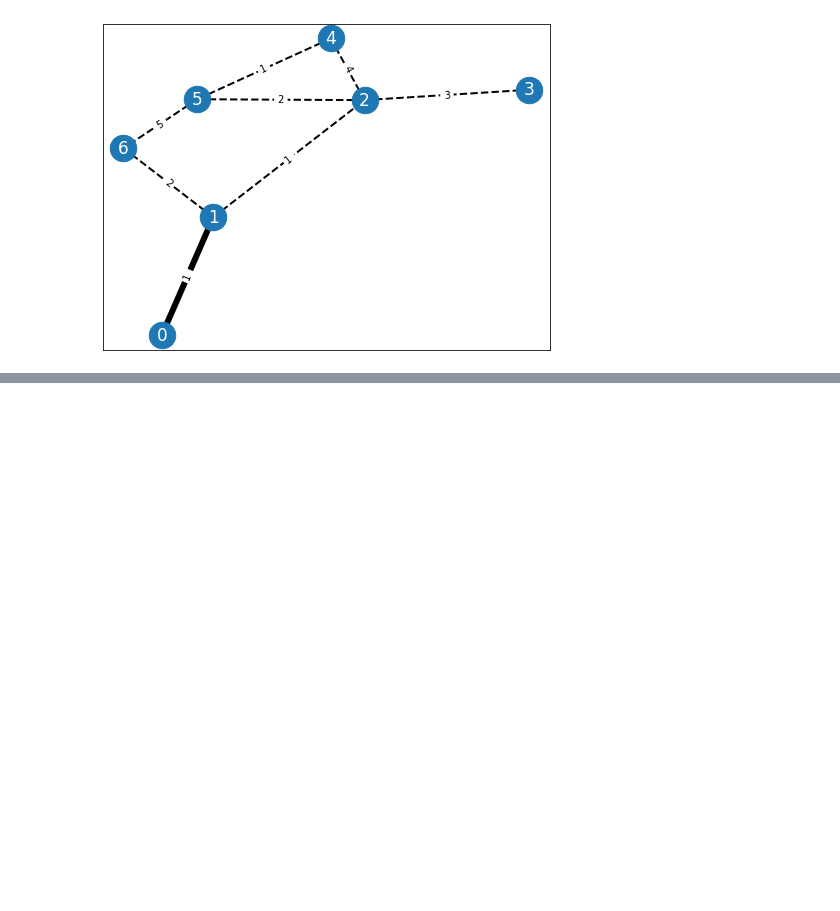
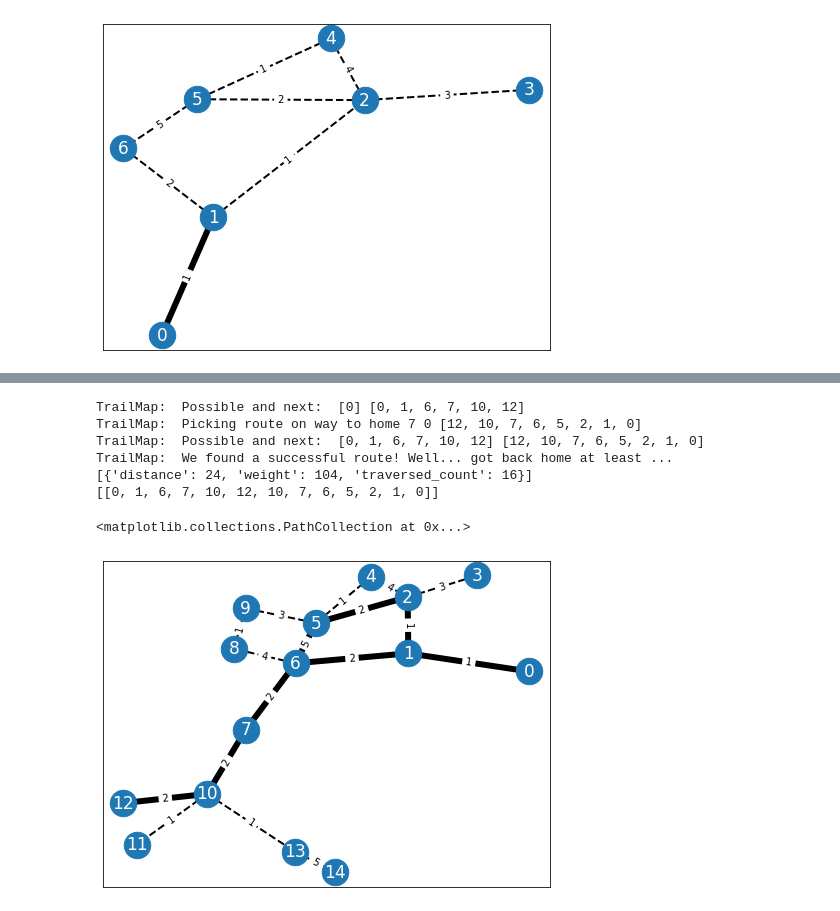
Before and after one commit to aemerick/planit, a Jupyter notebook: autotrail/networkx_testing.ipynb, the cells around one changed output, grey strips where cells are left out. Saved outputs shown, nothing was run; the diff lists cells and outputs as text; code cells hidden in the pictures; blank space fills up the shorter version.

```diff
--- a/autotrail/networkx_testing.ipynb
+++ b/autotrail/networkx_testing.ipynb
@@ -219,0 +239,14 @@ TrailMap:  We found a successful route! Well... got back home at least ...
+# %%
+totals, possible_route = TrailComplex.find_route(0,0,30)
+print(totals)
+print(possible_route)
+plot(TrailComplex)
+# %% [output]
+TrailMap:  Possible and next:  [0] [0, 1, 6, 7, 10, 12]
+TrailMap:  Picking route on way to home 7 0 [12, 10, 7, 6, 5, 2, 1, 0]
+TrailMap:  Possible and next:  [0, 1, 6, 7, 10, 12] [12, 10, 7, 6, 5, 2, 1, 0]
+TrailMap:  We found a successful route! Well... got back home at least ...
+[{'distance': 24, 'weight': 104, 'traversed_count': 16}]
+[[0, 1, 6, 7, 10, 12, 10, 7, 6, 5, 2, 1, 0]]
+<matplotlib.collections.PathCollection at 0x...>
+[figure, added]
```
Also changed, not shown: parts of 6 cells of this notebook, 1 other file.
